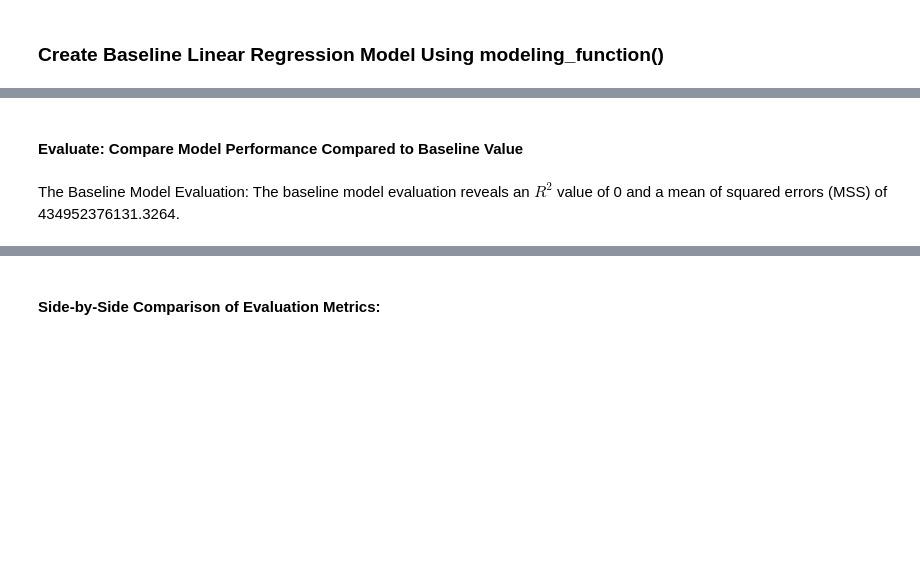
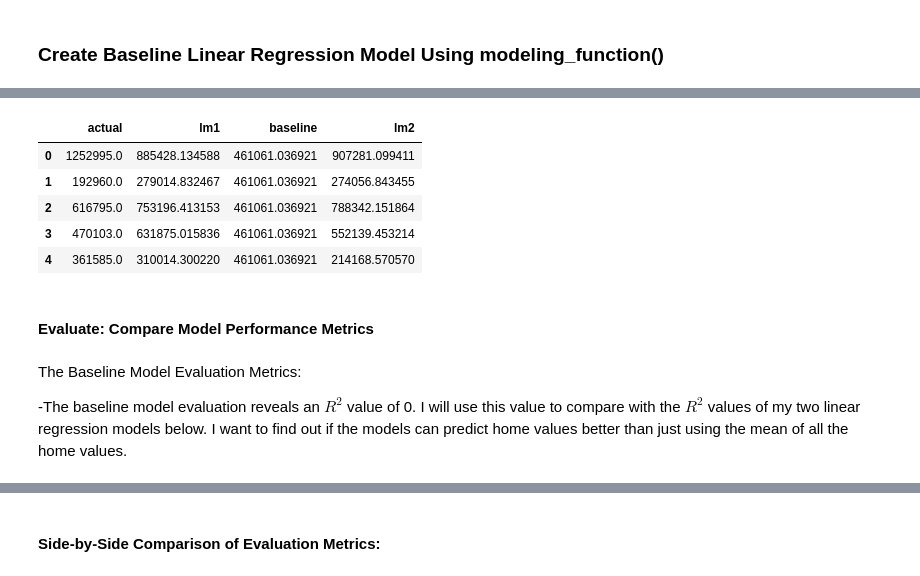
Before and after one commit to faithkane3/zillow_project, a Jupyter notebook: zillow_project_deliverable.ipynb, the cells around one changed output, grey strips where cells are left out. Saved outputs shown, nothing was run; the diff lists cells and outputs as text; code cells hidden in the pictures; blank space fills up the shorter version.

```diff
--- a/zillow_project_deliverable.ipynb
+++ b/zillow_project_deliverable.ipynb
@@ -120,8 +170,18 @@ predictions
+# %%
+predictions.head()
+# %% [output]
+|  | actual | lm1 | baseline | lm2 |
+| 0 | 1252995.0 | 885428.134588 | 461061.036921 | 907281.099411 |
+| 1 | 192960.0 | 279014.832467 | 461061.036921 | 274056.843455 |
+| 2 | 616795.0 | 753196.413153 | 461061.036921 | 788342.151864 |
+| 3 | 470103.0 | 631875.015836 | 461061.036921 | 552139.453214 |
+| 4 | 361585.0 | 310014.300220 | 461061.036921 | 214168.570570 |
 # %% [markdown]
-#### Evaluate:  Compare Model Performance Compared to Baseline Value
+#### Evaluate:  Compare Model Performance Metrics
-# %% [markdown]
-The Baseline Model Evaluation:
-The baseline model evaluation reveals an $R^2$ value of 0 and a mean of squared errors (MSS) of 434952376131.3264.
+# %% [markdown]
+The Baseline Model Evaluation Metrics:
+
+-The baseline model evaluation reveals an $R^2$ value of 0. I will use this value to compare with the $R^2$ values of my two linear regression models below. I want to find out if the models can predict home values better than just using the mean of all the home values.
 # %%
 MSE_baseline = mean_squared_error(predictions.actual, predictions.baseline)
 SSE_baseline = MSE_baseline*len(predictions.actual)
```
Also changed, not shown: parts of 24 cells of this notebook.
